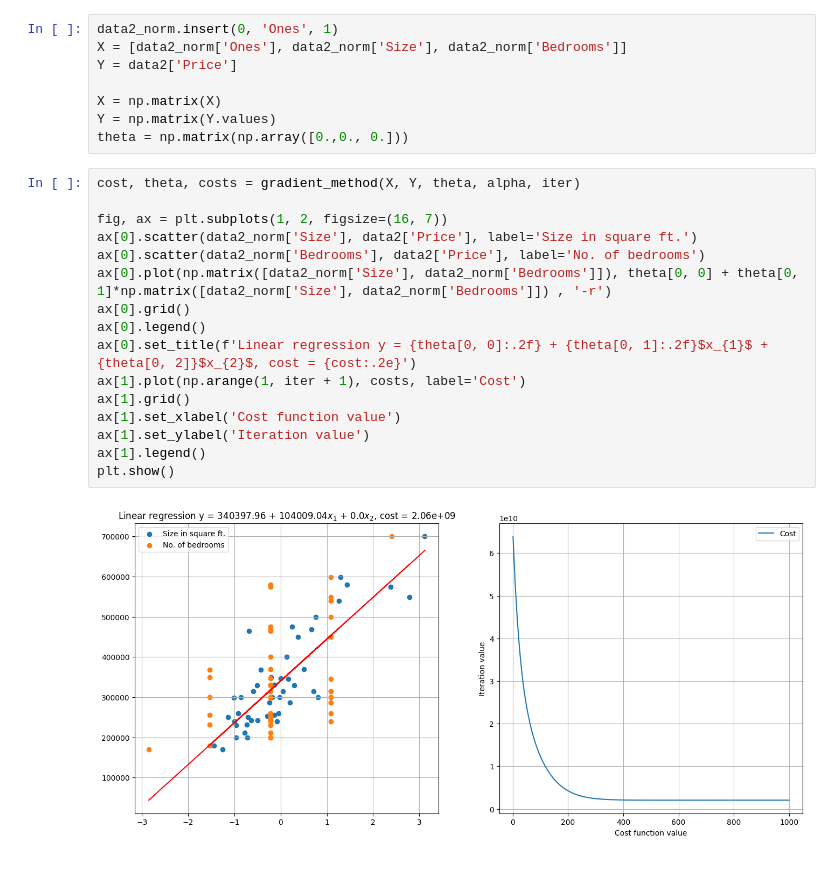
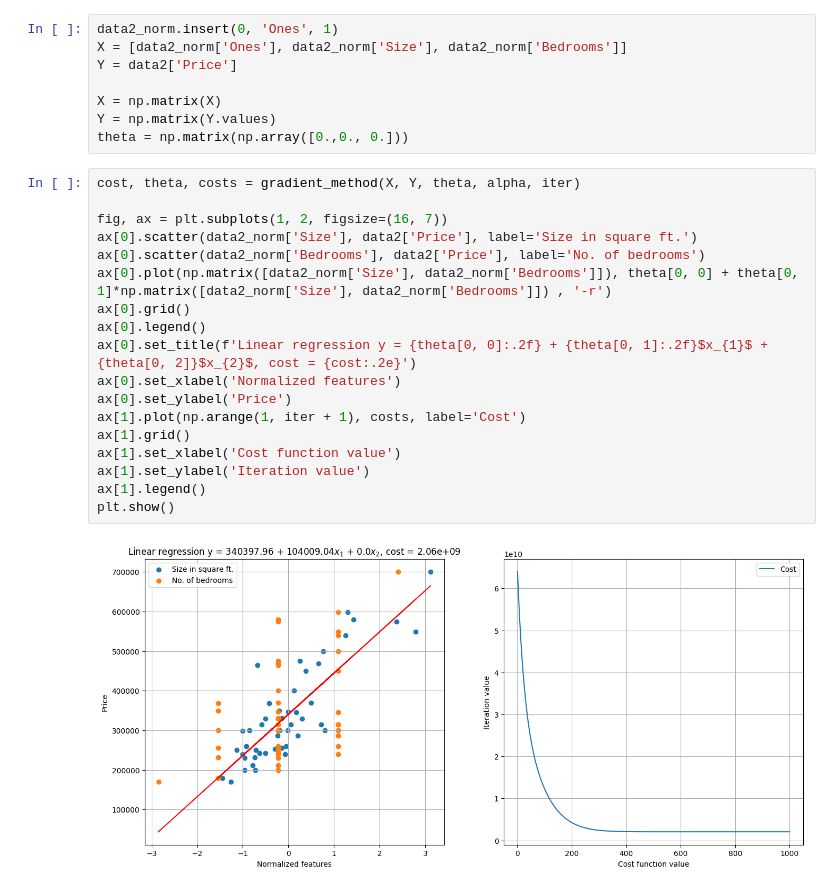
Before and after one commit to DanielJurkowski/UM, a Jupyter notebook: Lab2/lab2_jurkowski_daniel.ipynb, the cells around one changed output. Saved outputs shown, nothing was run; the diff lists cells and outputs as text.

```diff
--- a/Lab2/lab2_jurkowski_daniel.ipynb
+++ b/Lab2/lab2_jurkowski_daniel.ipynb
@@ -148,18 +148,20 @@ theta = np.matrix(np.array([0.,0., 0.]))
 # %%
 cost, theta, costs = gradient_method(X, Y, theta, alpha, iter)
 
 fig, ax = plt.subplots(1, 2, figsize=(16, 7))
 ax[0].scatter(data2_norm['Size'], data2['Price'], label='Size in square ft.')
 ax[0].scatter(data2_norm['Bedrooms'], data2['Price'], label='No. of bedrooms')
 ax[0].plot(np.matrix([data2_norm['Size'], data2_norm['Bedrooms']]), theta[0, 0] + theta[0, 1]*np.matrix([data2_norm['Size'], data2_norm['Bedrooms']]) , '-r')
 ax[0].grid()
 ax[0].legend()
 ax[0].set_title(f'Linear regression y = {theta[0, 0]:.2f} + {theta[0, 1]:.2f}$x_{1}$ + {theta[0, 2]}$x_{2}$, cost = {cost:.2e}')
+ax[0].set_xlabel('Normalized features')
+ax[0].set_ylabel('Price')
 ax[1].plot(np.arange(1, iter + 1), costs, label='Cost')
 ax[1].grid()
 ax[1].set_xlabel('Cost function value')
 ax[1].set_ylabel('Iteration value')
 ax[1].legend()
 plt.show()
 # %% [output]
-[figure, old version]
+[figure, new version]
```
